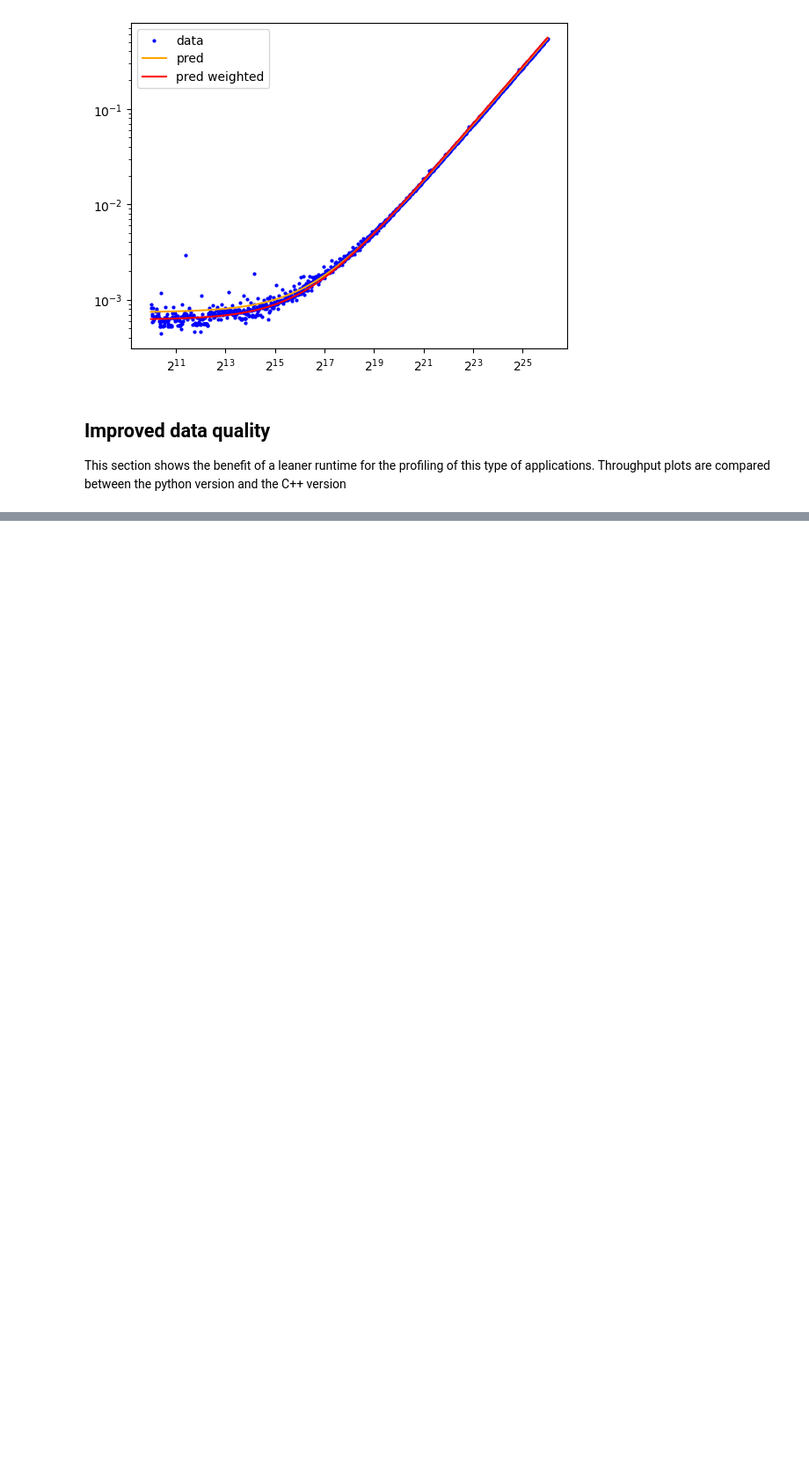
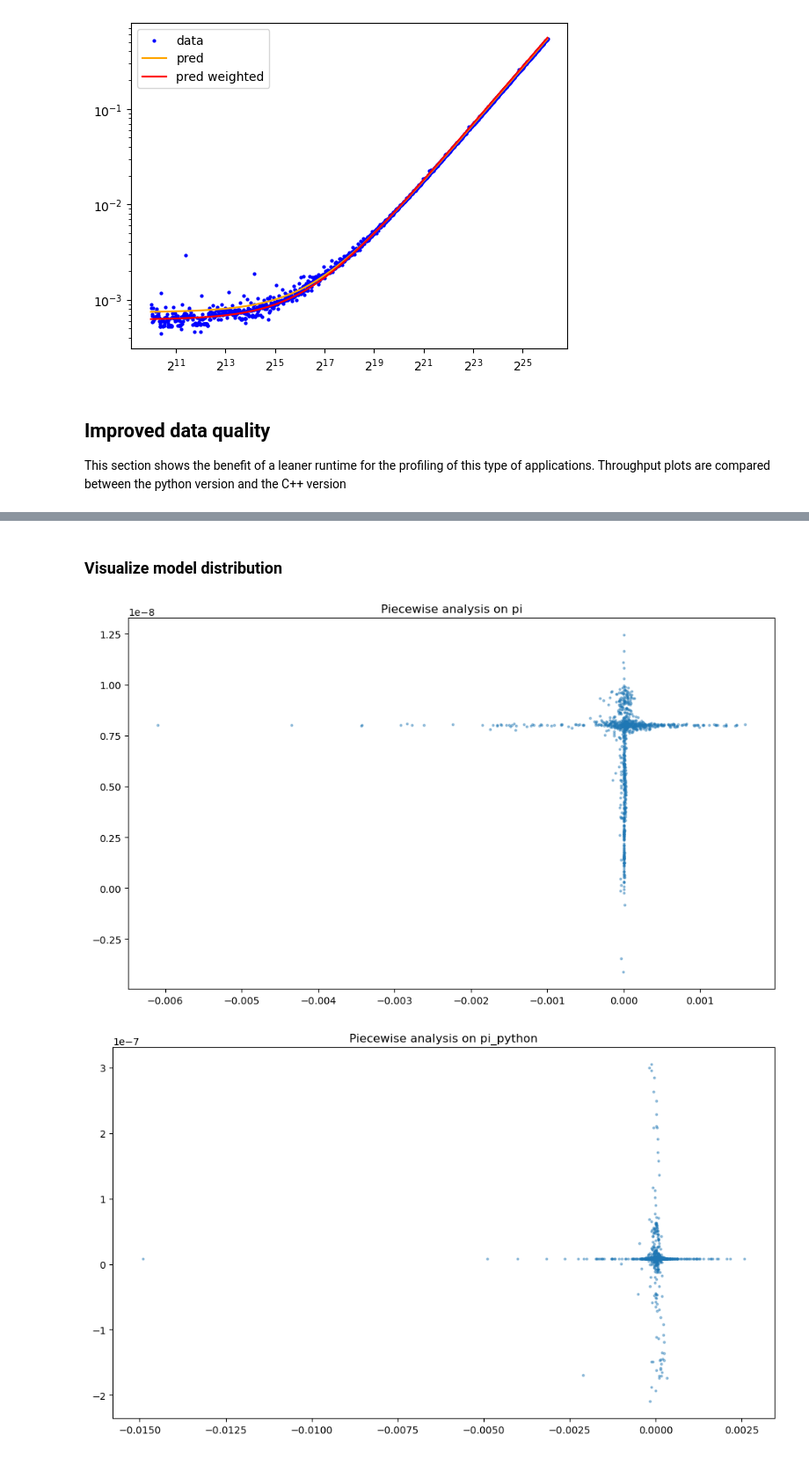
Before and after one commit to FattiMei/experiments, a Jupyter notebook: arch/reductions/analysis.ipynb, the cells around one changed output, grey strips where cells are left out. Shown at 88% size. Cells and saved outputs as stored; diff of their text form; code cells hidden in the pictures; blank space fills up the shorter version.

Commit message:
reductions: add notebook for analysis of csv data

```diff
--- a/arch/reductions/analysis.ipynb
+++ b/arch/reductions/analysis.ipynb
@@ -207,0 +210,33 @@ where $\beta_1(n)$ is a piecewise constant function and the number of segments c
+# %%
+def apply_piecewise_analysis(df: pd.DataFrame, WINDOW_SIZE: int = 20) -> np.ndarray:
+    x = df['buffer_size_bytes'].to_numpy()
+    y = df['runtime_s'].to_numpy()
+
+    beta = np.zeros((len(x) - WINDOW_SIZE, 2))
+
+    for i in range(len(x) - WINDOW_SIZE):
+        x_slice = x[i:i+WINDOW_SIZE]
+        y_slice = y[i:i+WINDOW_SIZE]
+
+        x_local = x_slice - x_slice[0]
+        y_local = y_slice - y_slice[0]
+
+        results, _ = apply_linear_regression(x_local, y_local)
+        beta[i] = results.params
+
+    return beta
+# %% [markdown]
+### Visualize model distribution
+# %%
+for (name, df) in dataframes.items():
+    fig, ax = plt.subplots(figsize=(10,6))
+    beta = apply_piecewise_analysis(df, WINDOW_SIZE=50)
+
+    ax.set_title(f'Piecewise analysis on {name}')
+    ax.scatter(beta[:,0], beta[:,1], s=4, alpha=0.4)
+    plt.tight_layout()
+
+plt.show()
+# %% [output]
+[figure, added]
+[figure, added]
```
Also changed, not shown: parts of 14 cells of this notebook.
